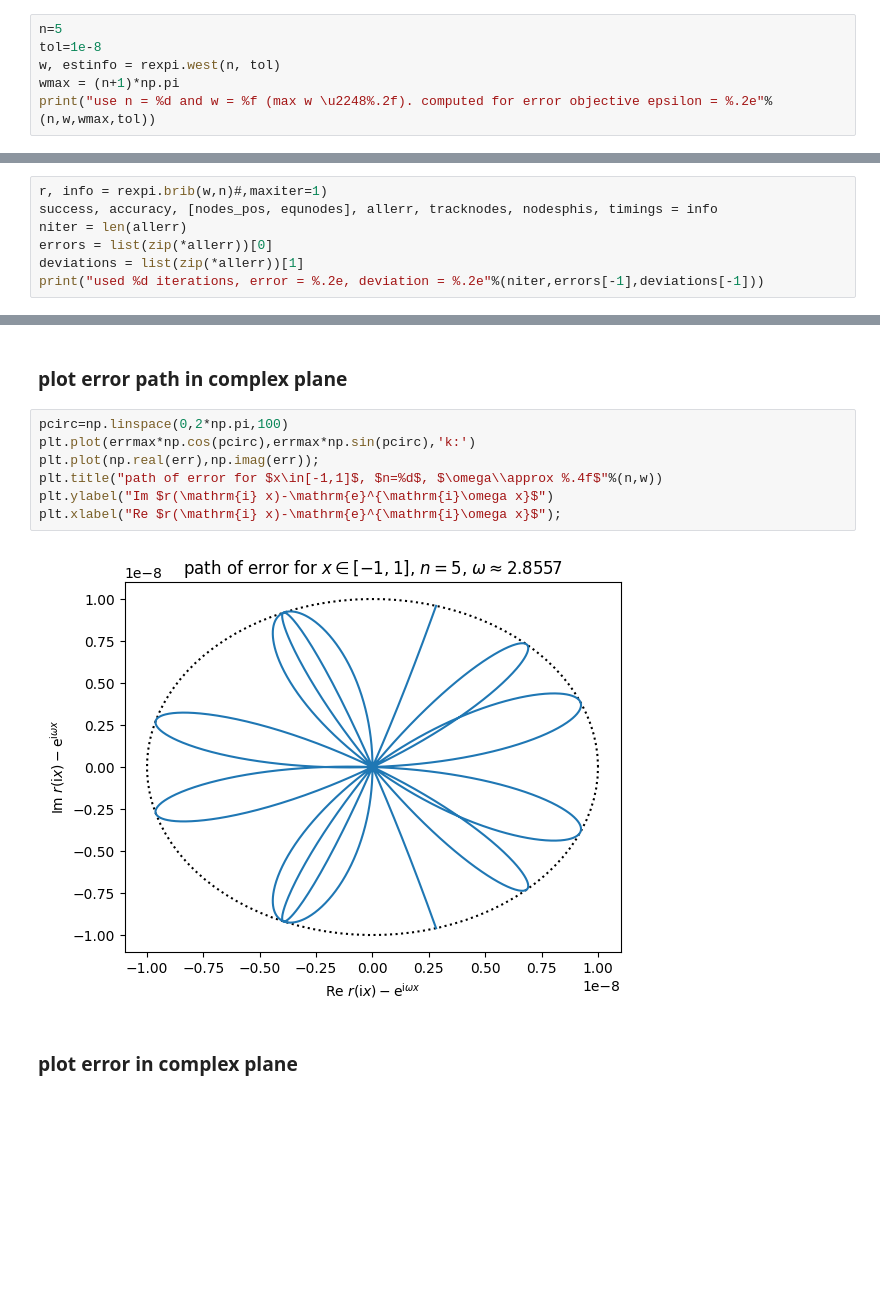
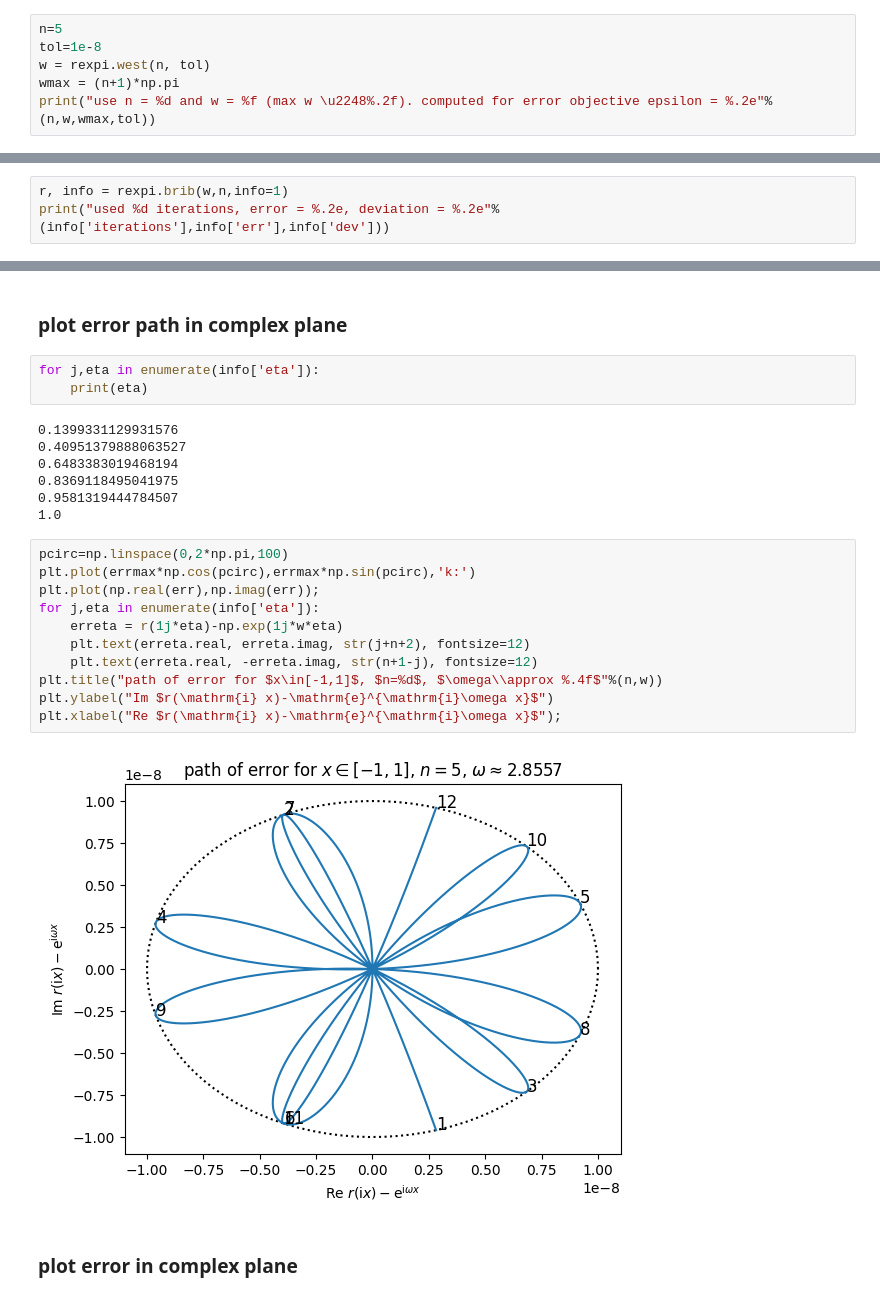
Before and after one commit to newbisi/rexpi, a Jupyter notebook: examples/ex0_basicruns.ipynb, the cells around one changed output, grey strips where cells are left out. Saved outputs shown, nothing was run; the diff lists cells and outputs as text; blank space fills up the shorter version.

Commit message:
changed info option and output + fixes on examples

```diff
--- a/examples/ex0_basicruns.ipynb
+++ b/examples/ex0_basicruns.ipynb
@@ -12,7 +12,7 @@ rexpi version = 0.0.3.dev2
 # %%
 n=5
 tol=1e-8
-w, estinfo = rexpi.west(n, tol)
+w = rexpi.west(n, tol)
 wmax = (n+1)*np.pi
 print("use n = %d and w = %f (max w \u2248%.2f). computed for error objective epsilon = %.2e"%(n,w,wmax,tol))
 # %% [output]
@@ -22,8 +24,4 @@ use n = 5 and w = 2.855711 (max w ≈18.85). computed for error objective epsilo
 # %%
-r, info = rexpi.brib(w,n)#,maxiter=1)
-success, accuracy, [nodes_pos, equnodes], allerr, tracknodes, nodesphis, timings = info
-niter = len(allerr)
-errors = list(zip(*allerr))[0]
-deviations = list(zip(*allerr))[1]
-print("used %d iterations, error = %.2e, deviation = %.2e"%(niter,errors[-1],deviations[-1]))
+r, info = rexpi.brib(w,n,info=1)
+print("used %d iterations, error = %.2e, deviation = %.2e"%(info['iterations'],info['err'],info['dev']))
 # %% [output]
@@ -56,15 +54,29 @@ plt.title("phase error, $n=%d$, $\omega\\approx%.4f$"%(n,w));
 [figure]
 # %% [markdown]
 ### plot error path in complex plane
+# %%
+for j,eta in enumerate(info['eta']):
+    print(eta)
+# %% [output]
+0.1399331129931576
+0.40951379888063527
+0.6483383019468194
+0.8369118495041975
+0.9581319444784507
+1.0
 # %%
 pcirc=np.linspace(0,2*np.pi,100)
 plt.plot(errmax*np.cos(pcirc),errmax*np.sin(pcirc),'k:')
 plt.plot(np.real(err),np.imag(err));
+for j,eta in enumerate(info['eta']):
+    erreta = r(1j*eta)-np.exp(1j*w*eta)
+    plt.text(erreta.real, erreta.imag, str(j+n+2), fontsize=12)
+    plt.text(erreta.real, -erreta.imag, str(n+1-j), fontsize=12)
 plt.title("path of error for $x\in[-1,1]$, $n=%d$, $\omega\\approx %.4f$"%(n,w))
 plt.ylabel("Im $r(\mathrm{i} x)-\mathrm{e}^{\mathrm{i}\omega x}$")
 plt.xlabel("Re $r(\mathrm{i} x)-\mathrm{e}^{\mathrm{i}\omega x}$");
 # %% [output]
-[figure, old version]
+[figure, new version]
 # %% [markdown]
 ### plot error in complex plane
 # %%
```
Also changed, not shown: parts of 2 cells of this notebook, 7 other files.
